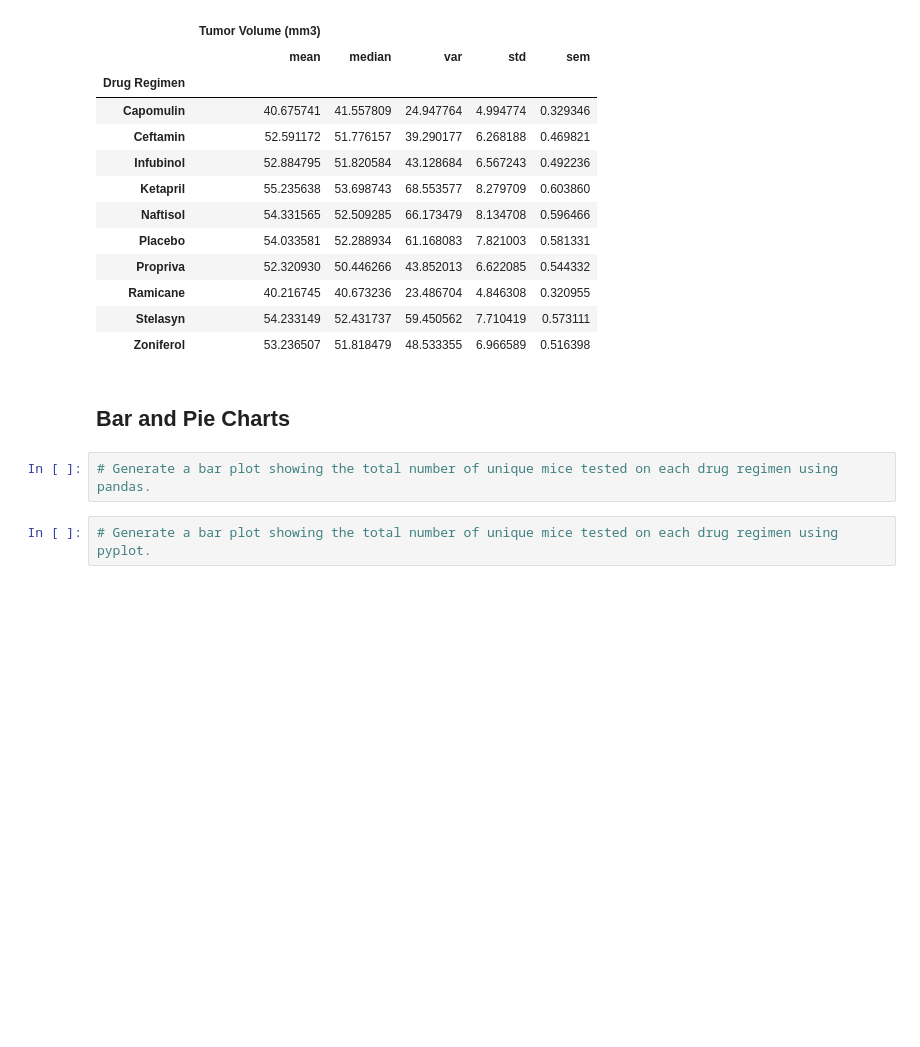
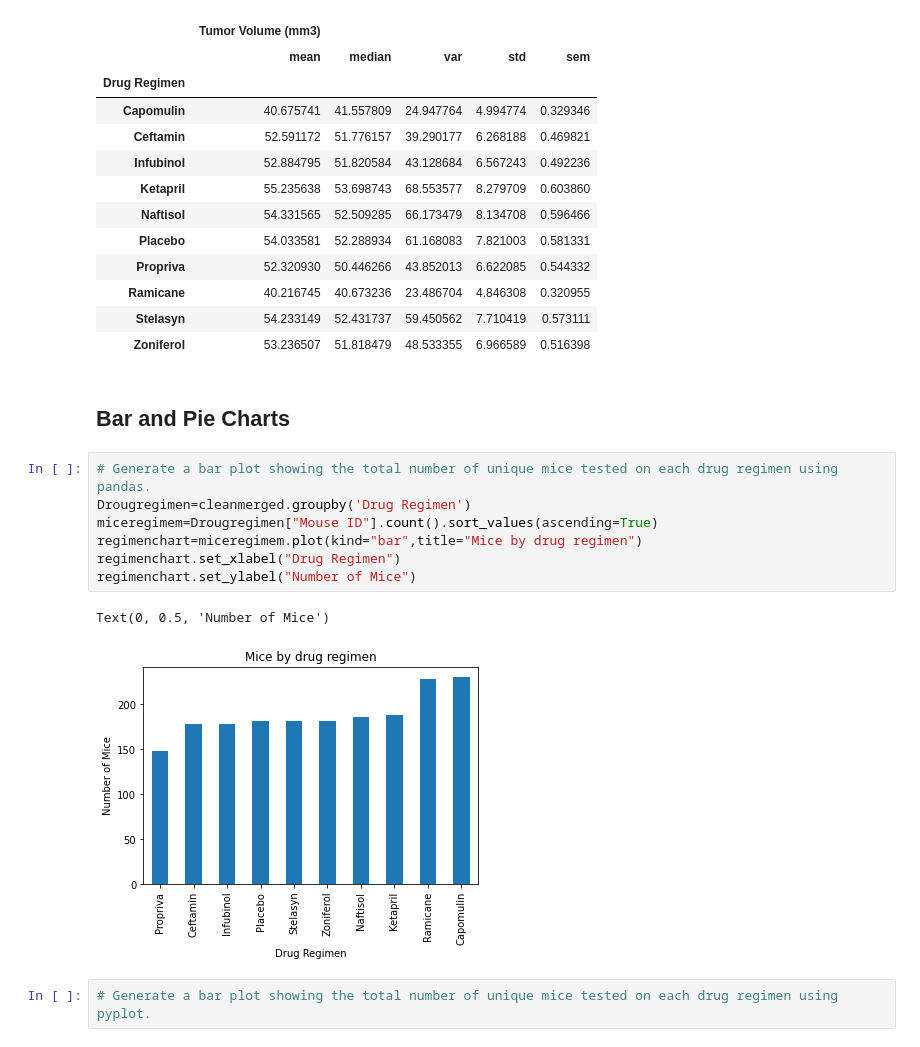
Before and after one commit to gonzaloreusch/Pymaceuticals-challenge, a Jupyter notebook: Pymaceuticals-challenge.ipynb, the cells around one changed output. Saved outputs shown, nothing was run; the diff lists cells and outputs as text; blank space fills up the shorter version.

Commit message:
bar plot, done

```diff
--- a/Pymaceuticals-challenge.ipynb
+++ b/Pymaceuticals-challenge.ipynb
@@ -119,6 +119,14 @@ SummaryTV2.style.format({'mean':"{:.3f}",'median':"{:.3f}",'variance':"{:.3f}",'
 ## Bar and Pie Charts
 # %%
 # Generate a bar plot showing the total number of unique mice tested on each drug regimen using pandas.
+Drougregimen=cleanmerged.groupby('Drug Regimen')
+miceregimem=Drougregimen["Mouse ID"].count().sort_values(ascending=True)
+regimenchart=miceregimem.plot(kind="bar",title="Mice by drug regimen")
+regimenchart.set_xlabel("Drug Regimen")
+regimenchart.set_ylabel("Number of Mice")
+# %% [output]
+Text(0, 0.5, 'Number of Mice')
+[figure, added]
 # %%
 # Generate a bar plot showing the total number of unique mice tested on each drug regimen using pyplot.
 # %%
```
Also changed, not shown: parts of 1 cell of this notebook.
